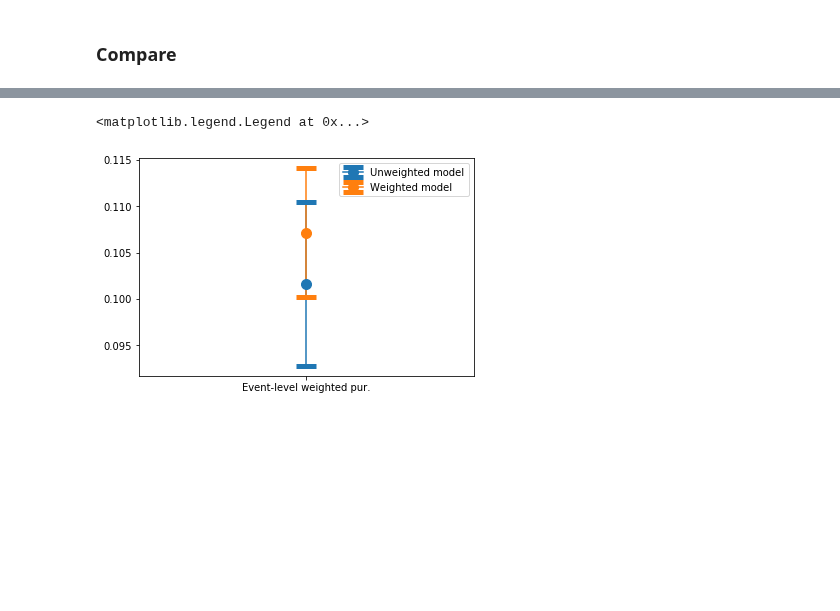
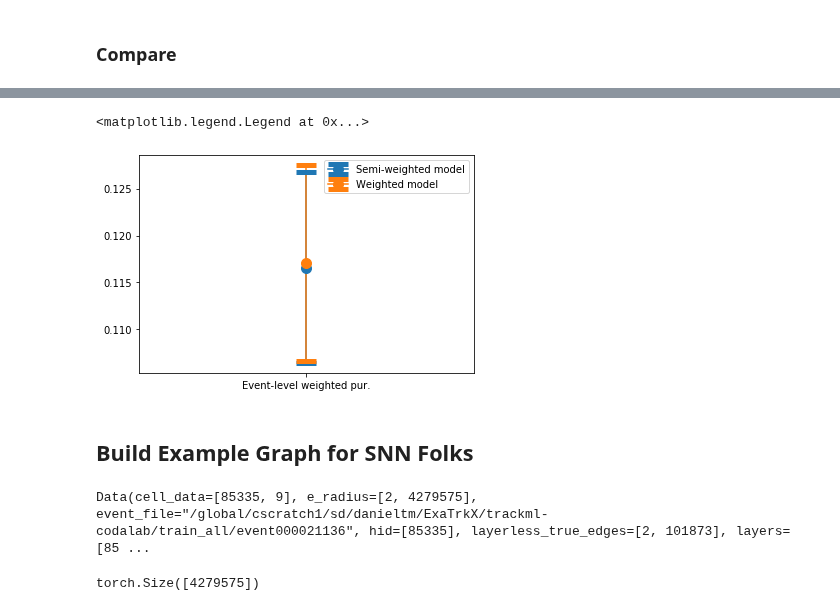
Before and after one commit to HSF-reco-and-software-triggers/Tracking-ML-Exa.TrkX, a Jupyter notebook: src/Pipelines/Examples/dev/WeightedEdgesDev.ipynb, the cells around one changed output, grey strips where cells are left out. Saved outputs shown, nothing was run; the diff lists cells and outputs as text; code cells hidden in the pictures; blank space fills up the shorter version.

```diff
--- a/src/Pipelines/Examples/dev/WeightedEdgesDev.ipynb
+++ b/src/Pipelines/Examples/dev/WeightedEdgesDev.ipynb
@@ -758,7 +760,7 @@ with torch.no_grad():
         for j in range(sections):
             subset_ind = torch.chunk(torch.arange(batch.e_radius.shape[1]), sections)[j]
             output = model(torch.cat([batch.cell_data, batch.x], axis=-1), batch.e_radius[:, subset_ind], emb).squeeze()
-            cut = F.sigmoid(output) > 0.15
+            cut = F.sigmoid(output) > 0.033
             cut_list.append(cut)
 
             if 'weighting' in model.hparams['regime']:
@@ -821,0 +883,3 @@ sns.histplot(pur_list)
+# %%
+rel_eff_list, eff_list, pur_list = np.array(tp_list) / np.array(t_rel_list), np.array(tp_list) / np.array(t_list), np.array(tp_list) / np.array(p_list)
+weighted_rel_eff, weighted_eff, weighted_pur = np.array(weighted_tp) / np.array(weighted_t_rel), np.array(weighted_tp) / np.array(weighted_t), np.array(weighted_tp) / np.array(weighted_p)
@@ -841,7 +937,7 @@ t_rel_list2 = []
 p_list2 = []
 
 with torch.no_grad():
-    for i, data in enumerate(test_set[:5]):
+    for i, data in enumerate(test_set[:50]):
 
         batch = data.to(device)
 
@@ -853,7 +949,7 @@ with torch.no_grad():
         for j in range(sections):
             subset_ind = torch.chunk(torch.arange(batch.e_radius.shape[1]), sections)[j]
             output = model(torch.cat([batch.cell_data, batch.x], axis=-1), batch.e_radius[:, subset_ind], emb).squeeze()
-            cut = F.sigmoid(output) > 0.10
+            cut = F.sigmoid(output) > 0.0253
             cut_list.append(cut)
 
             if 'weighting' in model.hparams['regime']:
@@ -882,4 +978,4 @@ Wall time: 3.54 s
 # %%
-eff_list2, pur_list2 = np.array(tp_list2) / np.array(t_list2), np.array(tp_list2) / np.array(p_list2)
-weighted_eff2, weighted_pur2 = np.array(weighted_tp2) / np.array(weighted_t2), np.array(weighted_tp2) / np.array(weighted_p2)
+rel_eff_list2, eff_list2, pur_list2 = np.array(tp_list2) / np.array(t_rel_list2), np.array(tp_list2) / np.array(t_list2), np.array(tp_list2) / np.array(p_list2)
+weighted_rel_eff2, weighted_eff2, weighted_pur2 = np.array(weighted_tp2) / np.array(weighted_t_rel2), np.array(weighted_tp2) / np.array(weighted_t2), np.array(weighted_tp2) / np.array(weighted_p2)
 # %%
@@ -932,13 +1043,15 @@ plt.legend()
 # %%
 x = np.array(["Event-level weighted pur."])
 y = np.array([stats(weighted_pur)["mean"]])
 e = np.array([stats(weighted_pur)["st.dev"]])
-plt.errorbar(x, y, e, capsize = 10, capthick=5, marker=".", ms = 20, label="Unweighted model")
+plt.errorbar(x, y, e, capsize = 10, capthick=5, marker=".", ms = 20, label="Semi-weighted model")
 x = np.array(["Event-level weighted pur."])
 y = np.array([stats(weighted_pur2)["mean"]])
 e = np.array([stats(weighted_pur2)["st.dev"]])
 plt.errorbar(x, y, e, capsize = 10, capthick=5, marker=".", ms = 20, label="Weighted model")
 plt.legend()
 # %% [output]
 <matplotlib.legend.Legend at 0x...>
-[figure, old version]
+[figure, new version]
+# %% [markdown]
+## Build Example Graph for SNN Folks
@@ -944,0 +1060,4 @@ plt.legend()
+# %%
+data
+# %% [output]
+Data(cell_data=[85335, 9], e_radius=[2, 4279575], event_file="/global/cscratch1/sd/danieltm/ExaTrkX/trackml-codalab/train_all/event000021136", hid=[85335], layerless_true_edges=[2, 101873], layers=[85 ...
@@ -944,0 +1085,4 @@ plt.legend()
+# %%
+score_list.shape
+# %% [output]
+torch.Size([4279575])
```
Also changed, not shown: parts of 39 cells of this notebook, 4 other files.
